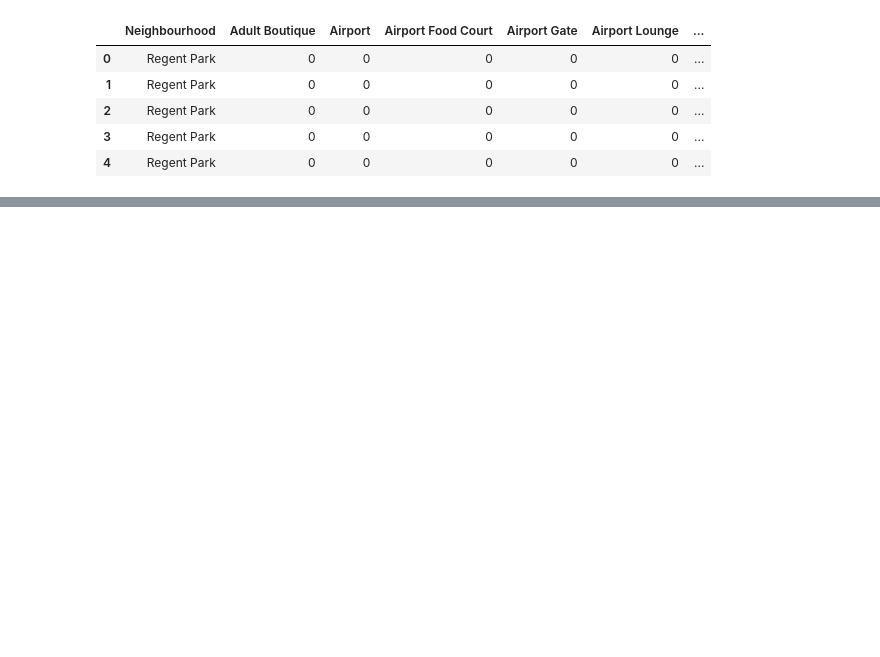
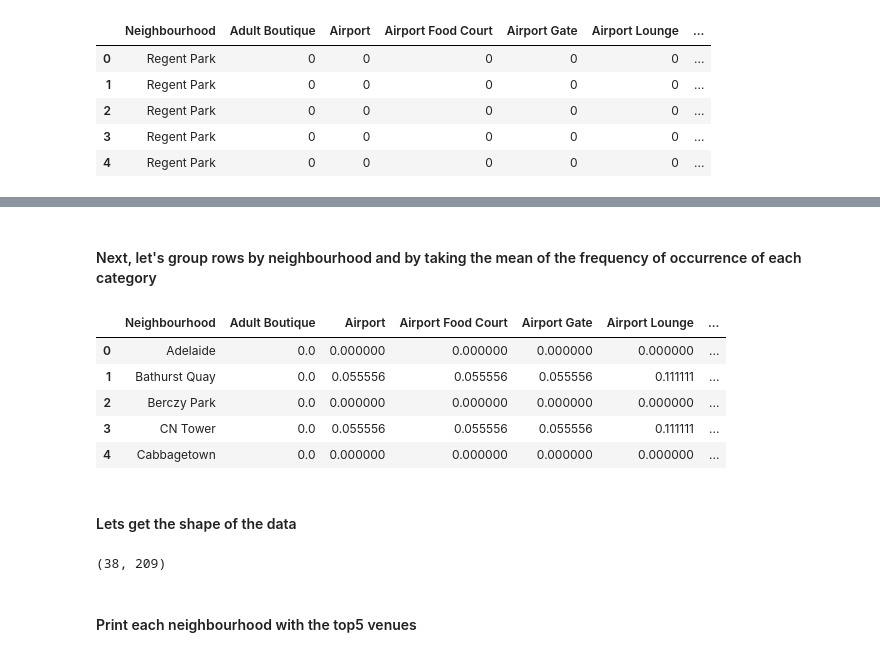
Before and after one commit to YannickAdolf/Coursera_Capstone-1, a Jupyter notebook: week 3 submit 3.ipynb, the cells around one changed output, grey strips where cells are left out. Saved outputs shown, nothing was run; the diff lists cells and outputs as text; code cells hidden in the pictures; blank space fills up the shorter version.

```diff
--- a/week 3 submit 3.ipynb
+++ b/week 3 submit 3.ipynb
@@ -539,0 +513,20 @@ DT_onehot.shape
+# %% [markdown]
+#### Next, let's group rows by neighbourhood and by taking the mean of the frequency of occurrence of each category
+# %%
+DT_grouped = DT_onehot.groupby('Neighbourhood').mean().reset_index()
+DT_grouped.head()
+# %% [output]
+|  | Neighbourhood | Adult Boutique | Airport | Airport Food Court | Airport Gate | Airport Lounge | ... |
+| 0 | Adelaide | 0.0 | 0.000000 | 0.000000 | 0.000000 | 0.000000 | ... |
+| 1 | Bathurst Quay | 0.0 | 0.055556 | 0.055556 | 0.055556 | 0.111111 | ... |
+| 2 | Berczy Park | 0.0 | 0.000000 | 0.000000 | 0.000000 | 0.000000 | ... |
+| 3 | CN Tower | 0.0 | 0.055556 | 0.055556 | 0.055556 | 0.111111 | ... |
+| 4 | Cabbagetown | 0.0 | 0.000000 | 0.000000 | 0.000000 | 0.000000 | ... |
+# %% [markdown]
+#### Lets get the shape of the data
+# %%
+DT_grouped.shape
+# %% [output]
+(38, 209)
+# %% [markdown]
+#### Print each neighbourhood with the top5 venues
```
Also changed, not shown: parts of 22 cells of this notebook.
